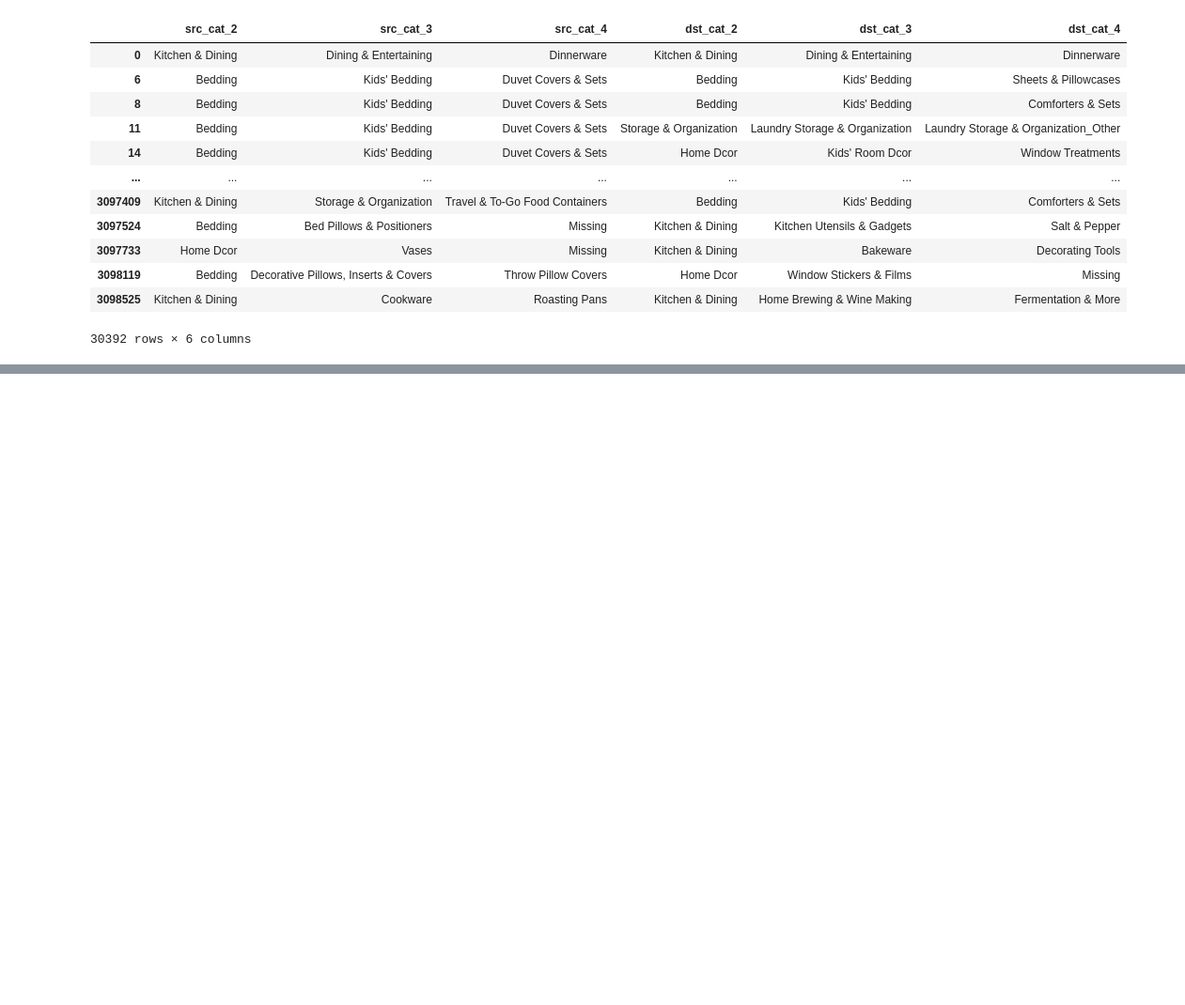
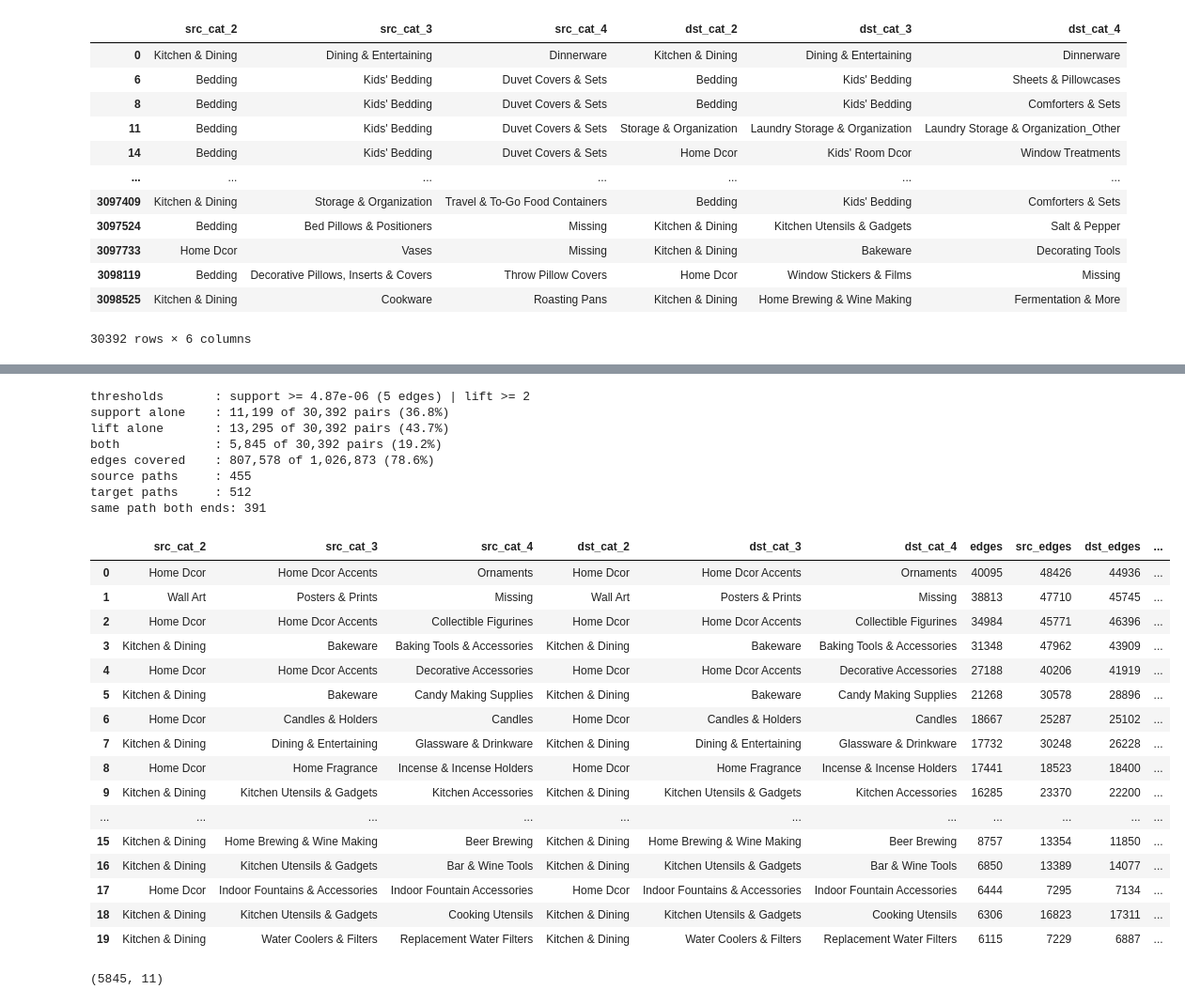
Before and after one commit to flamesmith/RecSystem, a Jupyter notebook: notebooks/complementary_categories.ipynb, the cells around one changed output, grey strips where cells are left out. Shown at 94% size. Drawn from its saved outputs; the diff is of its cells as text; code cells hidden in the pictures; blank space fills up the shorter version.

```diff
--- a/notebooks/complementary_categories.ipynb
+++ b/notebooks/complementary_categories.ipynb
@@ -970,0 +681,60 @@ map_vs_observed[(map_vs_observed['source_cat2'] == map_vs_observed['src_cat_2'])
+# %%
+MIN_EDGES = 5                      # support floor, stated as a whole number of
+MIN_SUPPORT = MIN_EDGES / n_edges   # co-purchases so it stays readable
+MIN_LIFT = 2.0
+
+by_support = pair_stats["support"] >= MIN_SUPPORT
+by_lift = pair_stats["lift"] >= MIN_LIFT
+complementary_pairs = pair_stats[by_support & by_lift].reset_index(drop=True)
+
+n_pairs = len(pair_stats)
+kept_self = (complementary_pairs[SRC_COLS].to_numpy()
+             == complementary_pairs[DST_COLS].to_numpy()).all(axis=1)
+print(f"thresholds       : support >= {MIN_SUPPORT:.3g} ({MIN_EDGES} edges) | "
+      f"lift >= {MIN_LIFT:g}")
+print(f"support alone    : {by_support.sum():,} of {n_pairs:,} pairs "
+      f"({by_support.mean():.1%})")
+print(f"lift alone       : {by_lift.sum():,} of {n_pairs:,} pairs ({by_lift.mean():.1%})")
+print(f"both             : {len(complementary_pairs):,} of {n_pairs:,} pairs "
+      f"({len(complementary_pairs) / n_pairs:.1%})")
+print(f"edges covered    : {complementary_pairs['edges'].sum():,} of {n_edges:,} "
+      f"({complementary_pairs['edges'].sum() / n_edges:.1%})")
+print(f"source paths     : {complementary_pairs[SRC_COLS].drop_duplicates().shape[0]:,}")
+print(f"target paths     : {complementary_pairs[DST_COLS].drop_duplicates().shape[0]:,}")
+print(f"same path both ends: {kept_self.sum():,}")
+
+with pd.option_context("display.float_format", lambda x: f"{x:,.6g}"):
+    display(complementary_pairs.head(20))
+# %% [output]
+thresholds       : support >= 4.87e-06 (5 edges) | lift >= 2
+support alone    : 11,199 of 30,392 pairs (36.8%)
+lift alone       : 13,295 of 30,392 pairs (43.7%)
+both             : 5,845 of 30,392 pairs (19.2%)
+edges covered    : 807,578 of 1,026,873 (78.6%)
+source paths     : 455
+target paths     : 512
+same path both ends: 391
+|  | src_cat_2 | src_cat_3 | src_cat_4 | dst_cat_2 | dst_cat_3 | dst_cat_4 | edges | src_edges | dst_edges | ... |
+| 0 | Home Dcor | Home Dcor Accents | Ornaments | Home Dcor | Home Dcor Accents | Ornaments | 40095 | 48426 | 44936 | ... |
+| 1 | Wall Art | Posters & Prints | Missing | Wall Art | Posters & Prints | Missing | 38813 | 47710 | 45745 | ... |
+| 2 | Home Dcor | Home Dcor Accents | Collectible Figurines | Home Dcor | Home Dcor Accents | Collectible Figurines | 34984 | 45771 | 46396 | ... |
+| 3 | Kitchen & Dining | Bakeware | Baking Tools & Accessories | Kitchen & Dining | Bakeware | Baking Tools & Accessories | 31348 | 47962 | 43909 | ... |
+| 4 | Home Dcor | Home Dcor Accents | Decorative Accessories | Home Dcor | Home Dcor Accents | Decorative Accessories | 27188 | 40206 | 41919 | ... |
+| 5 | Kitchen & Dining | Bakeware | Candy Making Supplies | Kitchen & Dining | Bakeware | Candy Making Supplies | 21268 | 30578 | 28896 | ... |
+| 6 | Home Dcor | Candles & Holders | Candles | Home Dcor | Candles & Holders | Candles | 18667 | 25287 | 25102 | ... |
+| 7 | Kitchen & Dining | Dining & Entertaining | Glassware & Drinkware | Kitchen & Dining | Dining & Entertaining | Glassware & Drinkware | 17732 | 30248 | 26228 | ... |
+| 8 | Home Dcor | Home Fragrance | Incense & Incense Holders | Home Dcor | Home Fragrance | Incense & Incense Holders | 17441 | 18523 | 18400 | ... |
+| 9 | Kitchen & Dining | Kitchen Utensils & Gadgets | Kitchen Accessories | Kitchen & Dining | Kitchen Utensils & Gadgets | Kitchen Accessories | 16285 | 23370 | 22200 | ... |
+| ... | ... | ... | ... | ... | ... | ... | ... | ... | ... | ... |
+| 15 | Kitchen & Dining | Home Brewing & Wine Making | Beer Brewing | Kitchen & Dining | Home Brewing & Wine Making | Beer Brewing | 8757 | 13354 | 11850 | ... |
+| 16 | Kitchen & Dining | Kitchen Utensils & Gadgets | Bar & Wine Tools | Kitchen & Dining | Kitchen Utensils & Gadgets | Bar & Wine Tools | 6850 | 13389 | 14077 | ... |
+| 17 | Home Dcor | Indoor Fountains & Accessories | Indoor Fountain Accessories | Home Dcor | Indoor Fountains & Accessories | Indoor Fountain Accessories | 6444 | 7295 | 7134 | ... |
+| 18 | Kitchen & Dining | Kitchen Utensils & Gadgets | Cooking Utensils | Kitchen & Dining | Kitchen Utensils & Gadgets | Cooking Utensils | 6306 | 16823 | 17311 | ... |
+| 19 | Kitchen & Dining | Water Coolers & Filters | Replacement Water Filters | Kitchen & Dining | Water Coolers & Filters | Replacement Water Filters | 6115 | 7229 | 6887 | ... |
+# %%
+complementary_pairs.shape
+# complementary_pairs[(complementary_pairs['src_cat_2'] == 'Furniture') &
+#                     (complementary_pairs['src_cat_4'] == 'Tables') &
+#                     (complementary_pairs['dst_cat_4'] == 'Chairs')]
+# %% [output]
+(5845, 11)
```
Also changed, not shown: parts of 21 cells of this notebook.
